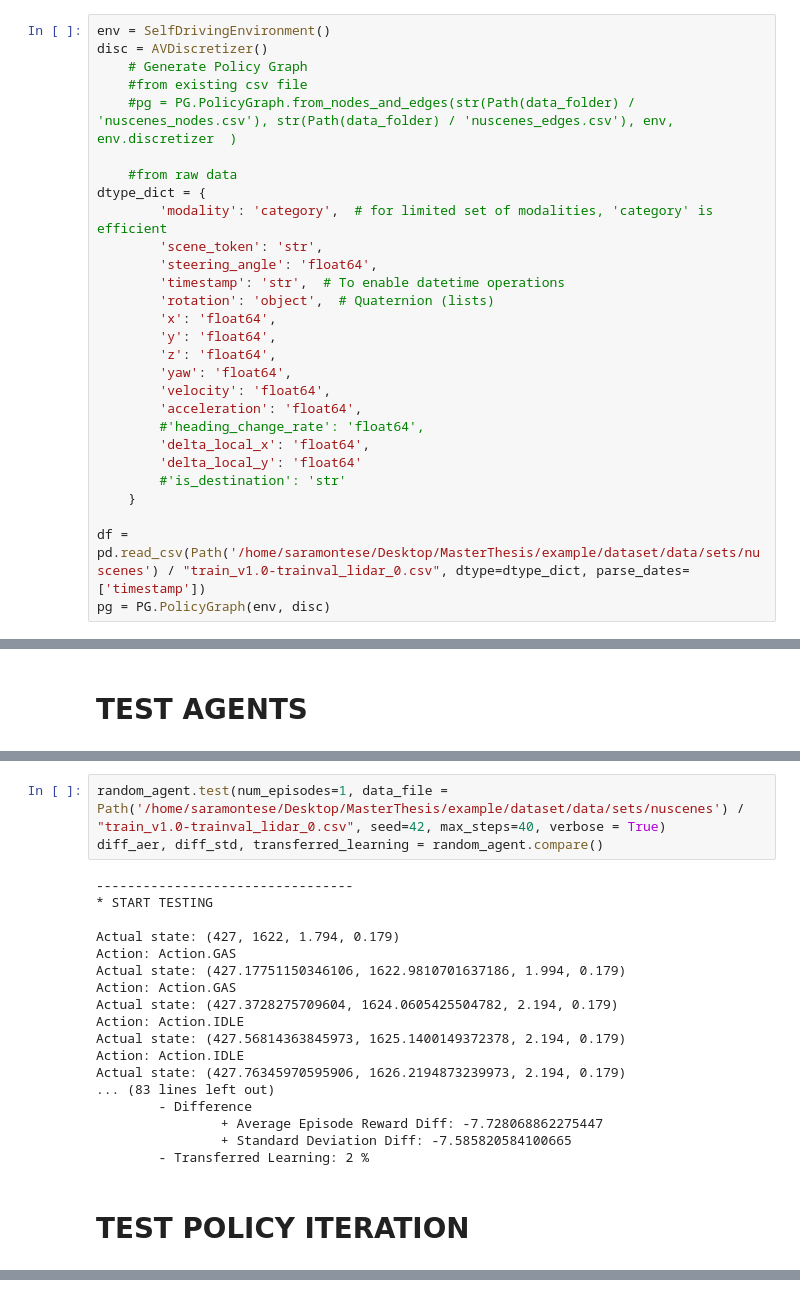
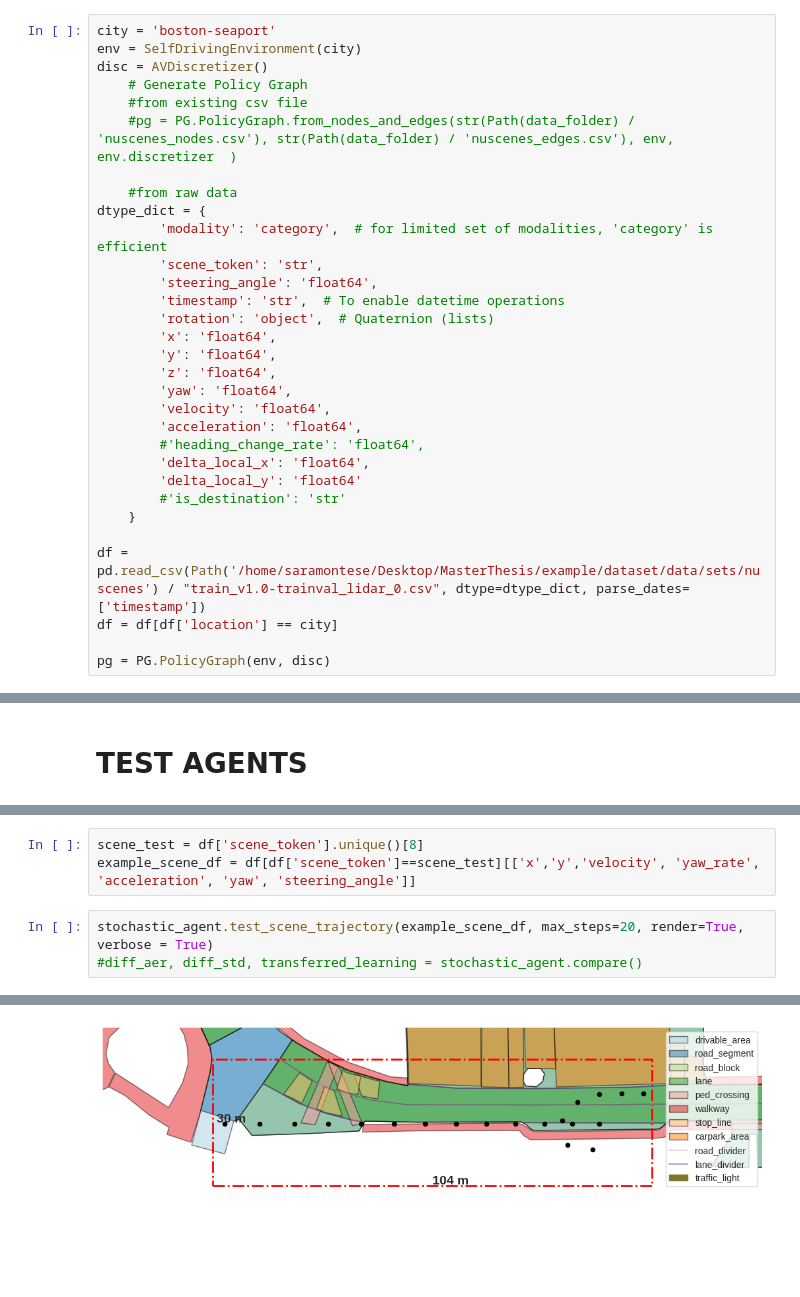
Before and after one commit to SaraMo14/MasterThesis, a Jupyter notebook: test_agents.ipynb, the cells around one changed output, grey strips where cells are left out. Cells and saved outputs as stored; diff of their text form; blank space fills up the shorter version.

Commit message:
improve dataset generation pipeline

```diff
--- a/test_agents.ipynb
+++ b/test_agents.ipynb
@@ -10,5 +9,6 @@ from example.transition import TransitionRecorded
 # %%
-env = SelfDrivingEnvironment()
+city = 'boston-seaport'
+env = SelfDrivingEnvironment(city)
 disc = AVDiscretizer()
     # Generate Policy Graph
     #from existing csv file
@@ -34,6 +34,8 @@ dtype_dict = {
     }
 
 df = pd.read_csv(Path('/home/saramontese/Desktop/MasterThesis/example/dataset/data/sets/nuscenes') / "train_v1.0-trainval_lidar_0.csv", dtype=dtype_dict, parse_dates=['timestamp'])
+df = df[df['location'] == city]
+
 pg = PG.PolicyGraph(env, disc)
 # %%
 pg = pg.fit(df, update=False, verbose=False)
@@ -74,23 +52,7 @@ Action: Action.STRAIGHT
-# %%
-random_agent.test(num_episodes=1, data_file = Path('/home/saramontese/Desktop/MasterThesis/example/dataset/data/sets/nuscenes') / "train_v1.0-trainval_lidar_0.csv", seed=42, max_steps=40, verbose = True)
-diff_aer, diff_std, transferred_learning = random_agent.compare()
-# %% [output]
----------------------------------
-* START TESTING
-
-Actual state: (427, 1622, 1.794, 0.179)
-Action: Action.GAS
-Actual state: (427.17751150346106, 1622.9810701637186, 1.994, 0.179)
-Action: Action.GAS
-Actual state: (427.3728275709604, 1624.0605425504782, 2.194, 0.179)
-Action: Action.IDLE
-Actual state: (427.56814363845973, 1625.1400149372378, 2.194, 0.179)
-Action: Action.IDLE
-Actual state: (427.76345970595906, 1626.2194873239973, 2.194, 0.179)
-... (83 lines left out)
-        - Difference
-                + Average Episode Reward Diff: -7.728068862275447
-                + Standard Deviation Diff: -7.585820584100665
-        - Transferred Learning: 2 %
-# %% [markdown]
-# TEST POLICY ITERATION
+# %%
+scene_test = df['scene_token'].unique()[8]
+example_scene_df = df[df['scene_token']==scene_test][['x','y','velocity', 'yaw_rate', 'acceleration', 'yaw', 'steering_angle']]
+# %%
+stochastic_agent.test_scene_trajectory(example_scene_df, max_steps=20, render=True, verbose = True)
+#diff_aer, diff_std, transferred_learning = stochastic_agent.compare()
+# %% [output]
@@ -96,0 +93 @@ Actual state: (427.76345970595906, 1626.2194873239973, 2.194, 0.179)
+[figure, added]
```
Also changed, not shown: parts of 7 cells of this notebook, 13 other files.
